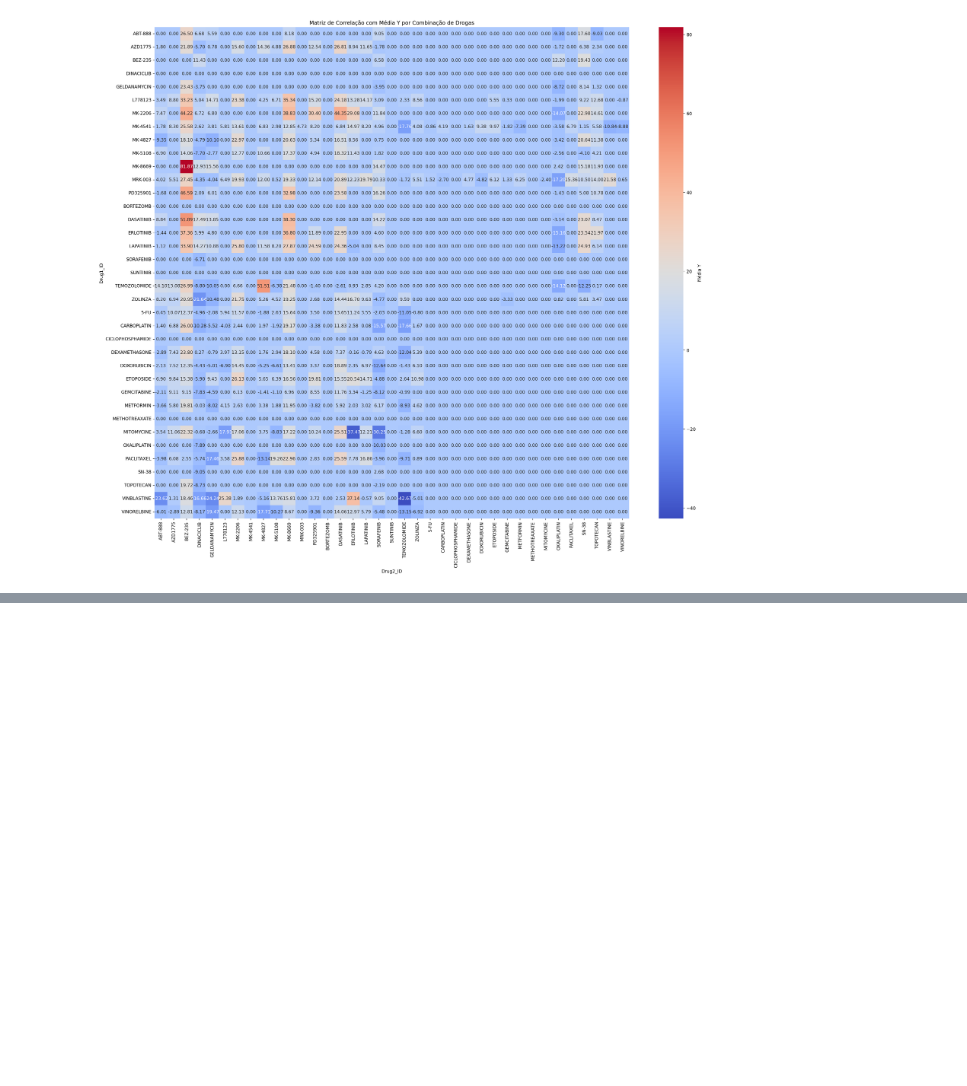
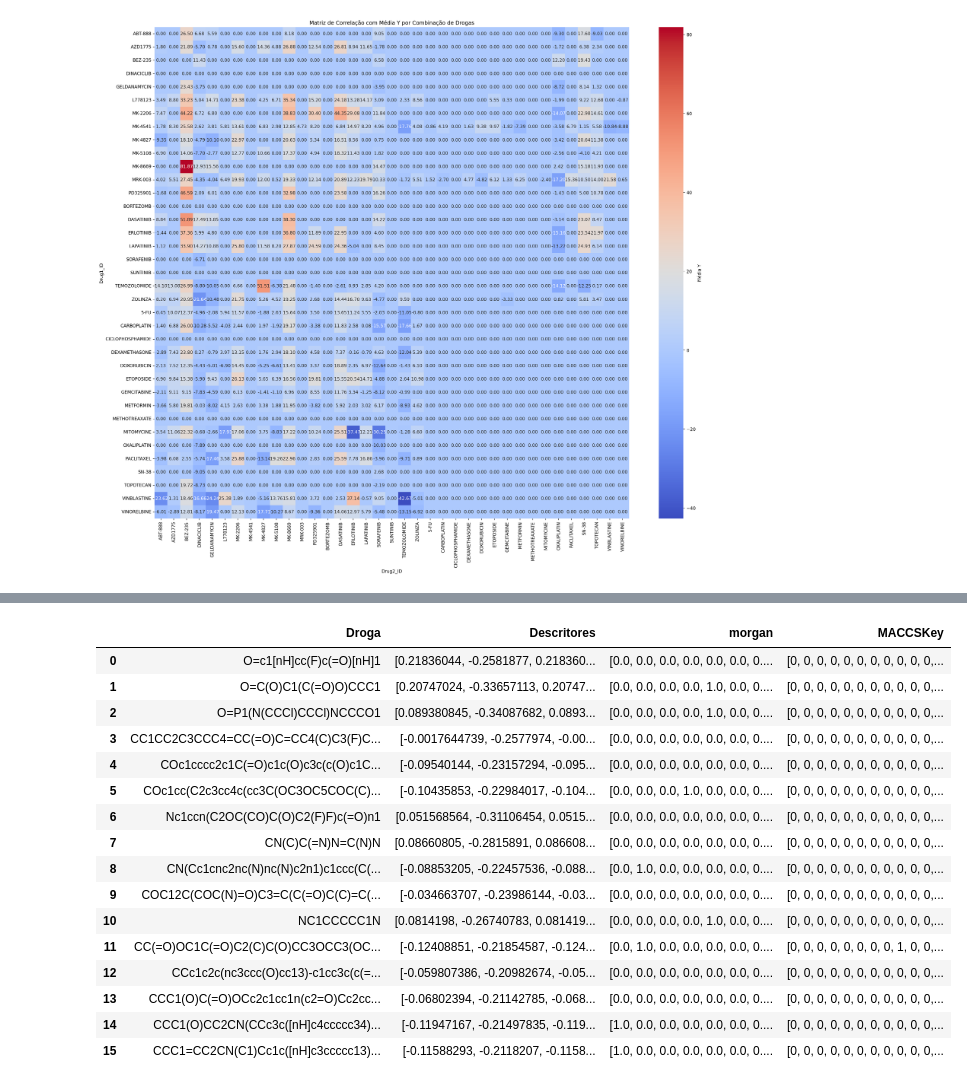
Before and after one commit to GuilhermeLoboSousa/Work-SIB, a Jupyter notebook: exercicio_extra.ipynb, the cells around one changed output, grey strips where cells are left out. Cells and saved outputs as stored; diff of their text form; code cells hidden in the pictures; blank space fills up the shorter version.

Commit message:
Exercicio extra finalizado

```diff
--- a/exercicio_extra.ipynb
+++ b/exercicio_extra.ipynb
@@ -80,4 +179,4 @@ print(filtered_list)
 # %%
-drogas_unicas = list(OrderedDict.fromkeys(dataset['Drug1'])) #drug 1 ou drug 2 têm as mesmas drogas mas em ordem diferente
-drogas_unicas
+drogas_unicas = list(OrderedDict.fromkeys(data['Drug1'])) #drug 1 ou drug 2 têm as mesmas drogas mas em ordem diferente
+len(drogas_unicas)
 # %% [output]
@@ -105,0 +239,56 @@ print(len(drogas))
+# %%
+#Nota que esta função foi nos dada na aula , e por isso, não é da nossa autoria
+
+# Morgan fingerprints
+
+def get_morgan_fingerprints(smiles):
+    try:
+        mol = Chem.MolFromSmiles(smiles)
+        morgan_fingerprints = AllChem.GetMorganFingerprintAsBitVect(mol, 2, nBits=1024)
+        return np.array(morgan_fingerprints, np.float32)
+    except:
+        # return np array of nans of size feature_names
+        return np.empty(1024) * np.nan
+# %%
+#MAACS smiles
+def get_maccs(smiles):
+    mol = Chem.MolFromSmiles(smiles)
+    maccs_keys = MACCSkeys.GenMACCSKeys(mol)
+
+    maccs_array = np.array(list(map(int, maccs_keys)))
+
+    return maccs_array
+# %%
+dic={}
+for droga in drogas_unicas:
+  droga_padronizada=standardize(droga)
+  descritores=get_descriptors(droga_padronizada)
+  descritores=descritores.reshape(-1,1)
+  scaler = StandardScaler()
+  descritores_normalizados = scaler.fit_transform(descritores)
+  descritores_final=descritores_normalizados.flatten()
+  morgan=get_morgan_fingerprints(droga_padronizada)
+  maccs=get_maccs(droga_padronizada)
+  dic[droga]=(droga_padronizada,descritores_final,morgan,maccs)
+#print(dic)
+# %%
+df = pd.DataFrame(dic.values(), columns=['Droga', 'Descritores',"morgan", "MACCSKey"])
+df
+# %% [output]
+|  | Droga | Descritores | morgan | MACCSKey |
+| 0 | O=c1[nH]cc(F)c(=O)[nH]1 | [0.21836044, -0.2581877, 0.218360... | [0.0, 0.0, 0.0, 0.0, 0.0, 0.0, 0.... | [0, 0, 0, 0, 0, 0, 0, 0, 0, 0, 0,... |
+| 1 | O=C(O)C1(C(=O)O)CCC1 | [0.20747024, -0.33657113, 0.20747... | [0.0, 0.0, 0.0, 0.0, 1.0, 0.0, 0.... | [0, 0, 0, 0, 0, 0, 0, 0, 0, 0, 0,... |
+| 2 | O=P1(N(CCCl)CCCl)NCCCO1 | [0.089380845, -0.34087682, 0.0893... | [0.0, 0.0, 0.0, 0.0, 1.0, 0.0, 0.... | [0, 0, 0, 0, 0, 0, 0, 0, 0, 0, 0,... |
+| 3 | CC1CC2C3CCC4=CC(=O)C=CC4(C)C3(F)C... | [-0.0017644739, -0.2577974, -0.00... | [0.0, 0.0, 0.0, 0.0, 0.0, 0.0, 0.... | [0, 0, 0, 0, 0, 0, 0, 0, 0, 0, 0,... |
+| 4 | COc1cccc2c1C(=O)c1c(O)c3c(c(O)c1C... | [-0.09540144, -0.23157294, -0.095... | [0.0, 0.0, 0.0, 0.0, 0.0, 0.0, 0.... | [0, 0, 0, 0, 0, 0, 0, 0, 0, 0, 0,... |
+| 5 | COc1cc(C2c3cc4c(cc3C(OC3OC5COC(C)... | [-0.10435853, -0.22984017, -0.104... | [0.0, 0.0, 0.0, 1.0, 0.0, 0.0, 0.... | [0, 0, 0, 0, 0, 0, 0, 0, 0, 0, 0,... |
+| 6 | Nc1ccn(C2OC(CO)C(O)C2(F)F)c(=O)n1 | [0.051568564, -0.31106454, 0.0515... | [0.0, 0.0, 0.0, 0.0, 0.0, 0.0, 0.... | [0, 0, 0, 0, 0, 0, 0, 0, 0, 0, 0,... |
+| 7 | CN(C)C(=N)N=C(N)N | [0.08660805, -0.2815891, 0.086608... | [0.0, 0.0, 0.0, 0.0, 0.0, 0.0, 0.... | [0, 0, 0, 0, 0, 0, 0, 0, 0, 0, 0,... |
+| 8 | CN(Cc1cnc2nc(N)nc(N)c2n1)c1ccc(C(... | [-0.08853205, -0.22457536, -0.088... | [0.0, 1.0, 0.0, 0.0, 0.0, 0.0, 0.... | [0, 0, 0, 0, 0, 0, 0, 0, 0, 0, 0,... |
+| 9 | COC12C(COC(N)=O)C3=C(C(=O)C(C)=C(... | [-0.034663707, -0.23986144, -0.03... | [0.0, 0.0, 0.0, 0.0, 0.0, 0.0, 0.... | [0, 0, 0, 0, 0, 0, 0, 0, 0, 0, 0,... |
+| 10 | NC1CCCCC1N | [0.0814198, -0.26740783, 0.081419... | [0.0, 0.0, 0.0, 0.0, 1.0, 0.0, 0.... | [0, 0, 0, 0, 0, 0, 0, 0, 0, 0, 0,... |
+| 11 | CC(=O)OC1C(=O)C2(C)C(O)CC3OCC3(OC... | [-0.12408851, -0.21854587, -0.124... | [0.0, 1.0, 0.0, 0.0, 0.0, 0.0, 0.... | [0, 0, 0, 0, 0, 0, 0, 0, 1, 0, 0,... |
+| 12 | CCc1c2c(nc3ccc(O)cc13)-c1cc3c(c(=... | [-0.059807386, -0.20982674, -0.05... | [0.0, 0.0, 0.0, 0.0, 0.0, 0.0, 0.... | [0, 0, 0, 0, 0, 0, 0, 0, 0, 0, 0,... |
+| 13 | CCC1(O)C(=O)OCc2c1cc1n(c2=O)Cc2cc... | [-0.06802394, -0.21142785, -0.068... | [0.0, 0.0, 0.0, 0.0, 0.0, 0.0, 0.... | [0, 0, 0, 0, 0, 0, 0, 0, 0, 0, 0,... |
+| 14 | CCC1(O)CC2CN(CCc3c([nH]c4ccccc34)... | [-0.11947167, -0.21497835, -0.119... | [1.0, 0.0, 0.0, 0.0, 0.0, 0.0, 0.... | [0, 0, 0, 0, 0, 0, 0, 0, 0, 0, 0,... |
+| 15 | CCC1=CC2CN(C1)Cc1c([nH]c3ccccc13)... | [-0.11588293, -0.2118207, -0.1158... | [1.0, 0.0, 0.0, 0.0, 0.0, 0.0, 0.... | [0, 0, 0, 0, 0, 0, 0, 0, 0, 0, 0,... |
```
Also changed, not shown: parts of 36 cells of this notebook.
